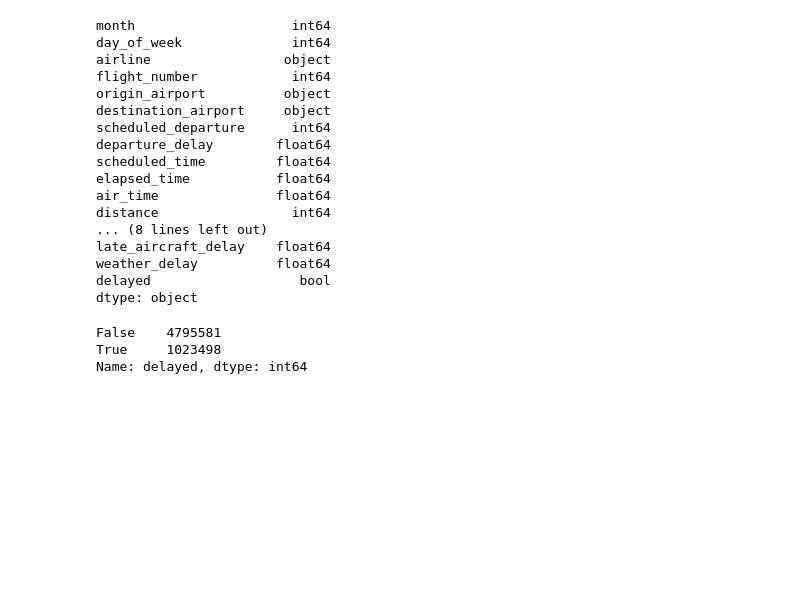
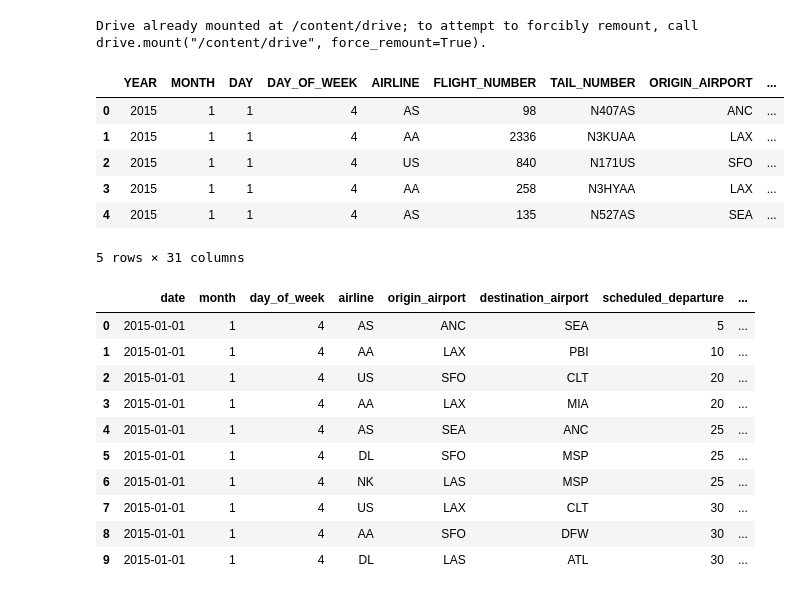
Before and after one commit to lukaszek358/SDA, a Jupyter notebook: projekt_końcowy.ipynb, the cells around one changed output. Saved outputs shown, nothing was run; the diff lists cells and outputs as text; code cells hidden in the pictures; blank space fills up the shorter version.

Commit message:
Utworzono za pomocą Colaboratory

```diff
--- a/projekt_końcowy.ipynb
+++ b/projekt_końcowy.ipynb
@@ -337,26 +3,5 @@ sns.heatmap(corr, annot=True, fmt= '.2f', cmap = 'Greens', )
-# %%
-flights.dtypes
-# %% [output]
-month                    int64
-day_of_week              int64
-airline                 object
-flight_number            int64
-origin_airport          object
-destination_airport     object
-scheduled_departure      int64
-departure_delay        float64
-scheduled_time         float64
-elapsed_time           float64
-air_time               float64
-distance                 int64
-... (8 lines left out)
-late_aircraft_delay    float64
-weather_delay          float64
-delayed                   bool
-dtype: object
-# %%
-flights.delayed.value_counts()
-# %% [output]
-False    4795581
-True     1023498
-Name: delayed, dtype: int64
+# %%
+from google.colab import drive
+drive.mount('/content/drive')
+# %% [output]
+Drive already mounted at /content/drive; to attempt to forcibly remount, call drive.mount("/content/drive", force_remount=True).
@@ -362,0 +15,11 @@ Name: delayed, dtype: int64
+# %%
+raw_flights = pd.read_csv('/content/drive/MyDrive/flights.csv')
+raw_flights.head()
+# %% [output]
+|  | YEAR | MONTH | DAY | DAY_OF_WEEK | AIRLINE | FLIGHT_NUMBER | TAIL_NUMBER | ORIGIN_AIRPORT | ... |
+| 0 | 2015 | 1 | 1 | 4 | AS | 98 | N407AS | ANC | ... |
+| 1 | 2015 | 1 | 1 | 4 | AA | 2336 | N3KUAA | LAX | ... |
+| 2 | 2015 | 1 | 1 | 4 | US | 840 | N171US | SFO | ... |
+| 3 | 2015 | 1 | 1 | 4 | AA | 258 | N3HYAA | LAX | ... |
+| 4 | 2015 | 1 | 1 | 4 | AS | 135 | N527AS | SEA | ... |
+5 rows × 31 columns
@@ -362,0 +32,15 @@ Name: delayed, dtype: int64
+# %%
+raw_flights = raw_flights.drop(['year', 'day', 'flight_number', 'tail_number', 'taxi_in', 'wheels_on', 'elapsed_time', 'diverted', 'air_time', 'cancelled', 'cancellation_reason', 'air_system_delay','security_delay', 'airline_delay', 'late_aircraft_delay', 'weather_delay', 'departure_time', 'arrival_time'], axis=1)
+raw_flights.head(10)
+# %% [output]
+|  | date | month | day_of_week | airline | origin_airport | destination_airport | scheduled_departure | ... |
+| 0 | 2015-01-01 | 1 | 4 | AS | ANC | SEA | 5 | ... |
+| 1 | 2015-01-01 | 1 | 4 | AA | LAX | PBI | 10 | ... |
+| 2 | 2015-01-01 | 1 | 4 | US | SFO | CLT | 20 | ... |
+| 3 | 2015-01-01 | 1 | 4 | AA | LAX | MIA | 20 | ... |
+| 4 | 2015-01-01 | 1 | 4 | AS | SEA | ANC | 25 | ... |
+| 5 | 2015-01-01 | 1 | 4 | DL | SFO | MSP | 25 | ... |
+| 6 | 2015-01-01 | 1 | 4 | NK | LAS | MSP | 25 | ... |
+| 7 | 2015-01-01 | 1 | 4 | US | LAX | CLT | 30 | ... |
+| 8 | 2015-01-01 | 1 | 4 | AA | SFO | DFW | 30 | ... |
+| 9 | 2015-01-01 | 1 | 4 | DL | LAS | ATL | 30 | ... |
```
Also changed, not shown: parts of 52 cells of this notebook.
